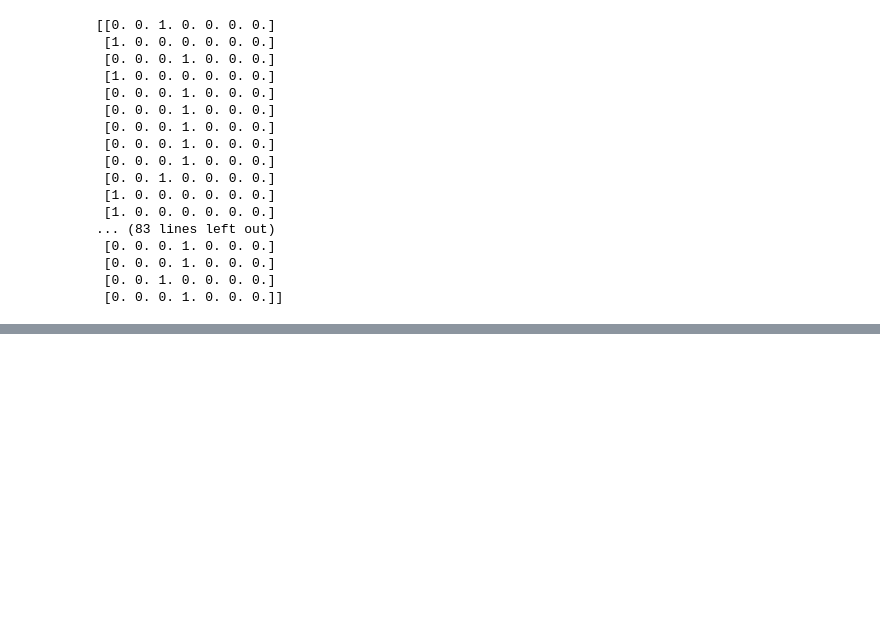
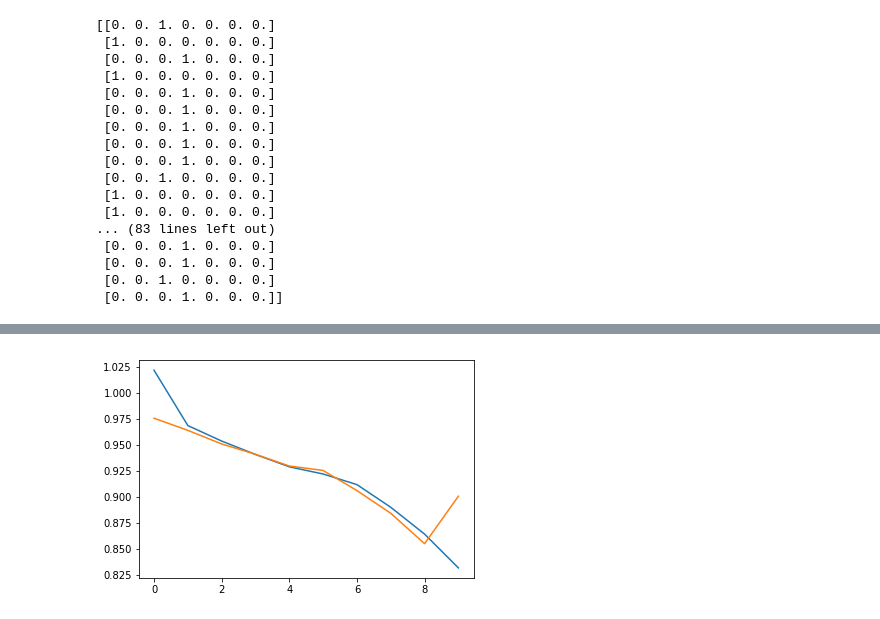
Before and after one commit to kiti15237/cs230_project, a Jupyter notebook: seq2seq_working.ipynb, the cells around one changed output, grey strips where cells are left out. Cells and saved outputs as stored; diff of their text form; code cells hidden in the pictures; blank space fills up the shorter version.

```diff
--- a/seq2seq_working.ipynb
+++ b/seq2seq_working.ipynb
@@ -50,9 +51,9 @@ print(len(diff_entries_input))
 58863
 # %%
 #Choose dataset size
-numExamples = 50000
-input_seqs = diff_entries_input[0:numExamples]
-output_seqs = diff_entries_output[0:numExamples]
+
+input_seqs = diff_entries_input
+output_seqs = diff_entries_output
 
 #ENCODE
 encoder_input_data = np.zeros(
@@ -127,15 +122,24 @@ model = Model([encoder_inputs, decoder_inputs], decoder_outputs)
 # %%
-batch_size = 500
-epochs = 100
+batch_size = 50
+epochs = 10
+numExamples = 7000
 
-learning_rates = [.001, .005, .01, .05]
+learning_rates = [.0001, .001, .01,]
 for lr in learning_rates:
-    model.compile(optimizer='adam', loss='categorical_crossentropy', metrics = ['accuracy'])
+    # Define the model that will turn
+    # `encoder_input_data` & `decoder_input_data` into `decoder_target_data`
+    encoder_inputs, decoder_inputs, decoder_outputs = define_model(num_encoder_tokens = one_hot_input,
+                                                                  num_decoder_tokens = one_hot_input,
+                                                                  latent_dim = 100)
+    model = Model([encoder_inputs, decoder_inputs], decoder_outputs)
+
+    adam = keras.optimizers.Adam(lr = lr, beta_1=0.9, beta_2=0.999, epsilon=None, decay=0.0, amsgrad=False)
+    model.compile(optimizer= adam, loss='categorical_crossentropy', metrics = ['accuracy'])
 
     # Run training
     history = History()
 
-    model.fit([encoder_input_data, decoder_input_data], decoder_target_data,
+    model.fit([encoder_input_data[0:numExamples, :, :], decoder_input_data[0:numExamples, :, :]], decoder_target_data[0:numExamples, :, :],
               batch_size=batch_size,
               epochs=epochs,
               validation_split=0.2, verbose = 1,
@@ -167,7 +185,12 @@ Epoch 10/100
 # %%
 #pickle.load(open( "history_lr0.001", "rb" ) )
 # %%
-for lr in learning_rates:
-    history = pickle.load(open()'history_lr' + str(lr) + ".001", "rb")
+lr = 0.01
+history = pickle.load(open('history_lr' + str(lr), "rb"))
+def plot_loss(history):
+    epochs = len(history["loss"])
     plt.plot(range(0, epochs), history["loss"])
     plt.plot(range(0, epochs), history["val_loss"])
+plot_loss(history)
+# %% [output]
+[figure, added]
```
Also changed, not shown: parts of 9 cells of this notebook.
